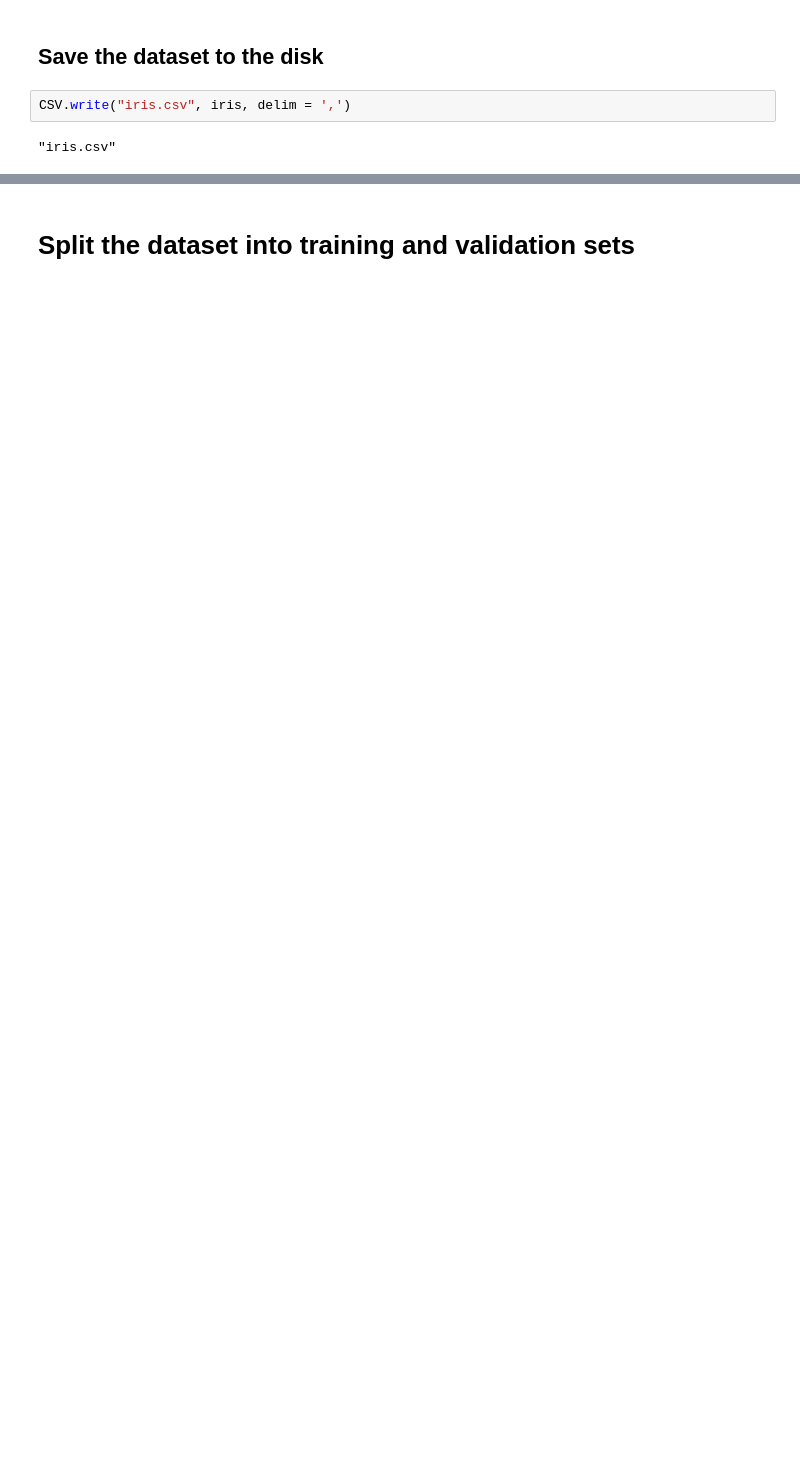
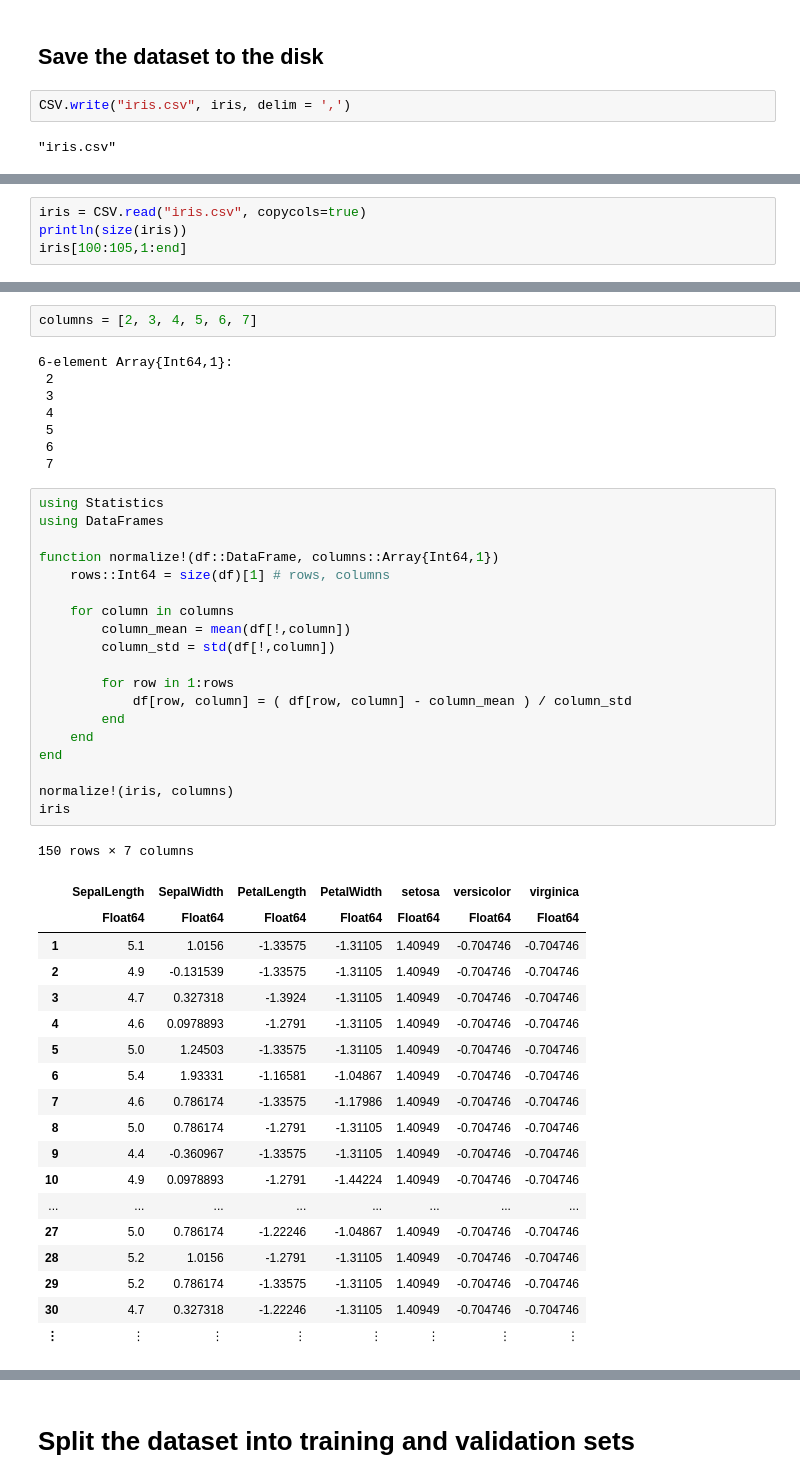
Before and after one commit to UkiDLucas/Iris_dataset_Julia_Flux_DNN_regression, a Jupyter notebook: Flux DNN regression.ipynb, the cells around one changed output, grey strips where cells are left out. Saved outputs shown, nothing was run; the diff lists cells and outputs as text; blank space fills up the shorter version.

```diff
--- a/Flux DNN regression.ipynb
+++ b/Flux DNN regression.ipynb
@@ -216,0 +266,4 @@ CSV.write("iris.csv", iris, delim = ',')
+# %%
+iris = CSV.read("iris.csv", copycols=true)
+println(size(iris))
+iris[100:105,1:end]
@@ -216,0 +281,49 @@ CSV.write("iris.csv", iris, delim = ',')
+# %%
+columns = [2, 3, 4, 5, 6, 7]
+# %% [output]
+6-element Array{Int64,1}:
+ 2
+ 3
+ 4
+ 5
+ 6
+ 7
+# %%
+using Statistics
+using DataFrames
+
+function normalize!(df::DataFrame, columns::Array{Int64,1})
+    rows::Int64 = size(df)[1] # rows, columns
+
+    for column in columns
+        column_mean = mean(df[!,column])
+        column_std = std(df[!,column])
+
+        for row in 1:rows
+            df[row, column] = ( df[row, column] - column_mean ) / column_std
+        end
+    end
+end
+
+normalize!(iris, columns)
+iris
+# %% [output]
+150 rows × 7 columns
+|  | SepalLength | SepalWidth | PetalLength | PetalWidth | setosa | versicolor | virginica |
+|  | Float64 | Float64 | Float64 | Float64 | Float64 | Float64 | Float64 |
+| 1 | 5.1 | 1.0156 | -1.33575 | -1.31105 | 1.40949 | -0.704746 | -0.704746 |
+| 2 | 4.9 | -0.131539 | -1.33575 | -1.31105 | 1.40949 | -0.704746 | -0.704746 |
+| 3 | 4.7 | 0.327318 | -1.3924 | -1.31105 | 1.40949 | -0.704746 | -0.704746 |
+| 4 | 4.6 | 0.0978893 | -1.2791 | -1.31105 | 1.40949 | -0.704746 | -0.704746 |
+| 5 | 5.0 | 1.24503 | -1.33575 | -1.31105 | 1.40949 | -0.704746 | -0.704746 |
+| 6 | 5.4 | 1.93331 | -1.16581 | -1.04867 | 1.40949 | -0.704746 | -0.704746 |
+| 7 | 4.6 | 0.786174 | -1.33575 | -1.17986 | 1.40949 | -0.704746 | -0.704746 |
+| 8 | 5.0 | 0.786174 | -1.2791 | -1.31105 | 1.40949 | -0.704746 | -0.704746 |
+| 9 | 4.4 | -0.360967 | -1.33575 | -1.31105 | 1.40949 | -0.704746 | -0.704746 |
+| 10 | 4.9 | 0.0978893 | -1.2791 | -1.44224 | 1.40949 | -0.704746 | -0.704746 |
+| ... | ... | ... | ... | ... | ... | ... | ... |
+| 27 | 5.0 | 0.786174 | -1.22246 | -1.04867 | 1.40949 | -0.704746 | -0.704746 |
+| 28 | 5.2 | 1.0156 | -1.2791 | -1.31105 | 1.40949 | -0.704746 | -0.704746 |
+| 29 | 5.2 | 0.786174 | -1.33575 | -1.31105 | 1.40949 | -0.704746 | -0.704746 |
+| 30 | 4.7 | 0.327318 | -1.22246 | -1.31105 | 1.40949 | -0.704746 | -0.704746 |
+| ⋮ | ⋮ | ⋮ | ⋮ | ⋮ | ⋮ | ⋮ | ⋮ |
```
Also changed, not shown: parts of 32 cells of this notebook, 5 other files.
